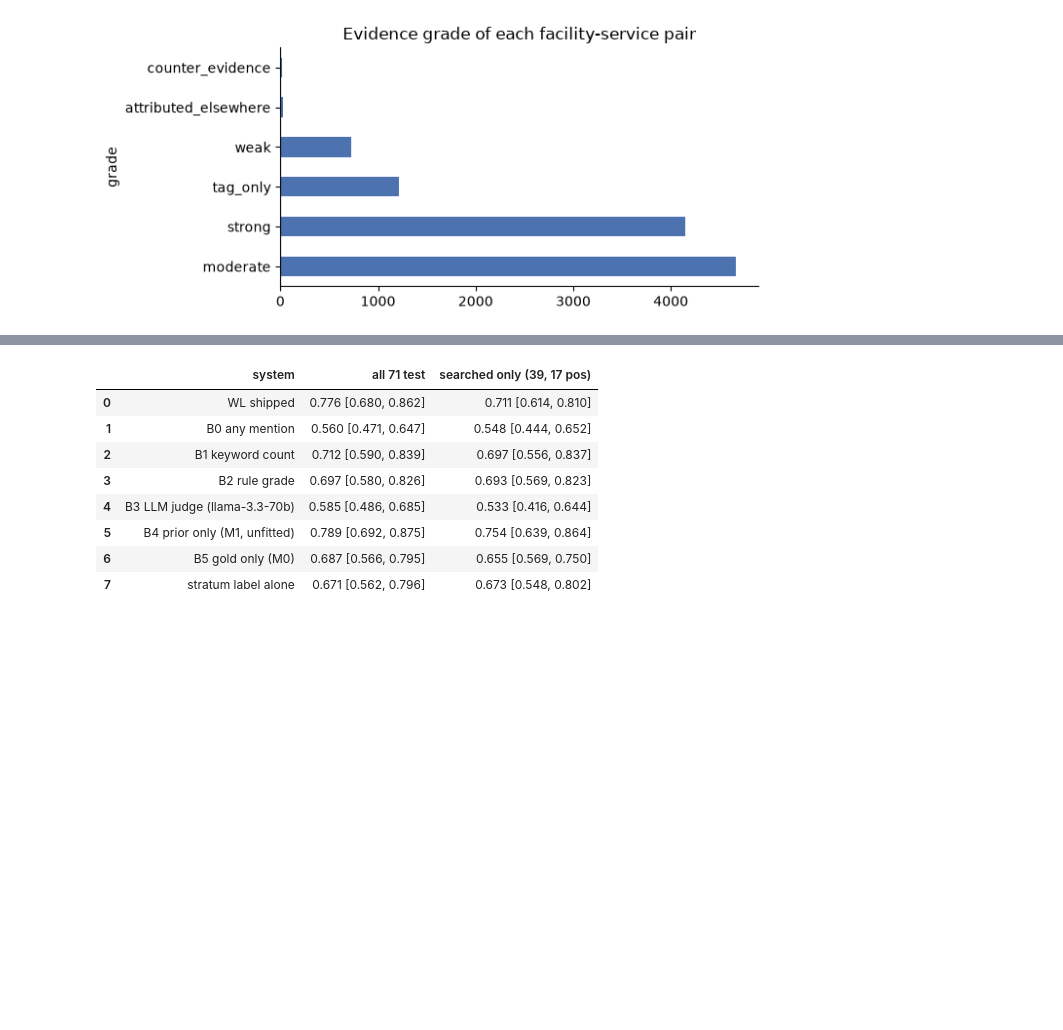
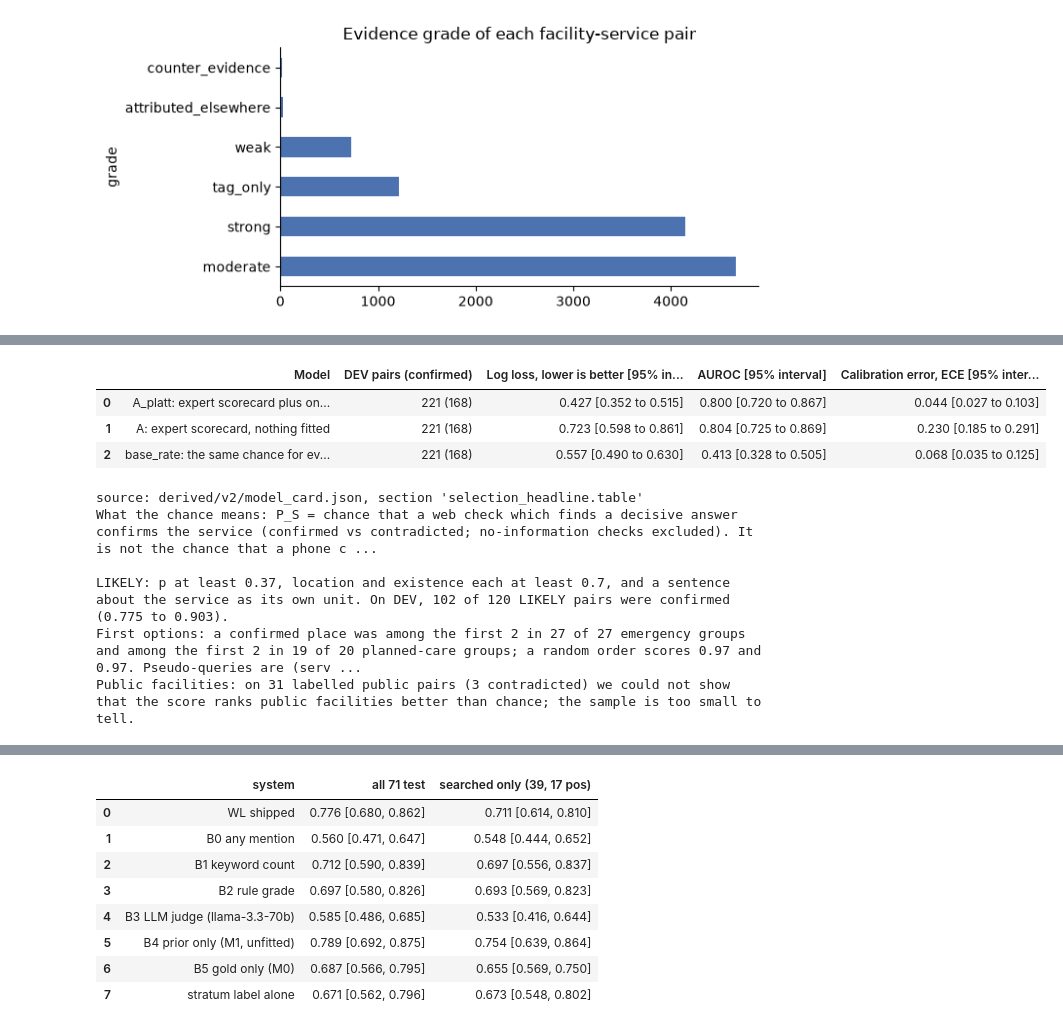
Before and after one commit to LordKarV/databricksdatathon, a Jupyter notebook: submission/referral_saathi.ipynb, the cells around one changed output, grey strips where cells are left out. Saved outputs shown, nothing was run; the diff lists cells and outputs as text; code cells hidden in the pictures; blank space fills up the shorter version.

```diff
--- a/submission/referral_saathi.ipynb
+++ b/submission/referral_saathi.ipynb
@@ -315,0 +315,25 @@ prototype model, including the baselines and an LLM judge, copied from `model/MO
+# %%
+card = how.load_card()
+show_table(how.v2_eval(card))
+v2 = how.v2_facts(card)
+v, of = {k: x["value"] for k, x in v2.items()}, {k: x.get("of") for k, x in v2.items()}
+print(f"What the chance means: {v['v2_meaning']}\n")
+print(f"LIKELY: p at least {v['likely_p']:.2f}, location and existence each at least {v['likely_p_location']}, and a "
+      f"sentence about the service as its own unit. On DEV, {v['likely_dev']} of {of['likely_dev']} LIKELY pairs "
+      f"were confirmed ({v['likely_dev_lo']:.3f} to {v['likely_dev_hi']:.3f}).")
+print(f"First options: a confirmed place was among the first {v['conf_em_k']} in {v['conf_em']} of {of['conf_em']} "
+      f"emergency groups and among the first {v['conf_pl_k']} in {v['conf_pl']} of {of['conf_pl']} planned-care "
+      f"groups; a random order scores {v['conf_em_random']:.2f} and {v['conf_pl_random']:.2f}. {v['conformal_note']}")
+print(f"Public facilities: on {v['public_pairs']} labelled public pairs ({v['public_contradicted']} contradicted) we "
+      "could not show that the score ranks public facilities better than chance; the sample is too small to tell.")
+# %% [output]
+|  | Model | DEV pairs (confirmed) | Log loss, lower is better [95% in... | AUROC [95% interval] | Calibration error, ECE [95% inter... |
+| 0 | A_platt: expert scorecard plus on... | 221 (168) | 0.427 [0.352 to 0.515] | 0.800 [0.720 to 0.867] | 0.044 [0.027 to 0.103] |
+| 1 | A: expert scorecard, nothing fitted | 221 (168) | 0.723 [0.598 to 0.861] | 0.804 [0.725 to 0.869] | 0.230 [0.185 to 0.291] |
+| 2 | base_rate: the same chance for ev... | 221 (168) | 0.557 [0.490 to 0.630] | 0.413 [0.328 to 0.505] | 0.068 [0.035 to 0.125] |
+source: derived/v2/model_card.json, section 'selection_headline.table'
+What the chance means: P_S = chance that a web check which finds a decisive answer confirms the service (confirmed vs contradicted; no-information checks excluded). It is not the chance that a phone c ...
+
+LIKELY: p at least 0.37, location and existence each at least 0.7, and a sentence about the service as its own unit. On DEV, 102 of 120 LIKELY pairs were confirmed (0.775 to 0.903).
+First options: a confirmed place was among the first 2 in 27 of 27 emergency groups and among the first 2 in 19 of 20 planned-care groups; a random order scores 0.97 and 0.97. Pseudo-queries are (serv ...
+Public facilities: on 31 labelled public pairs (3 contradicted) we could not show that the score ranks public facilities better than chance; the sample is too small to tell.
```
Also changed, not shown: parts of 13 cells of this notebook, 38 other files.
